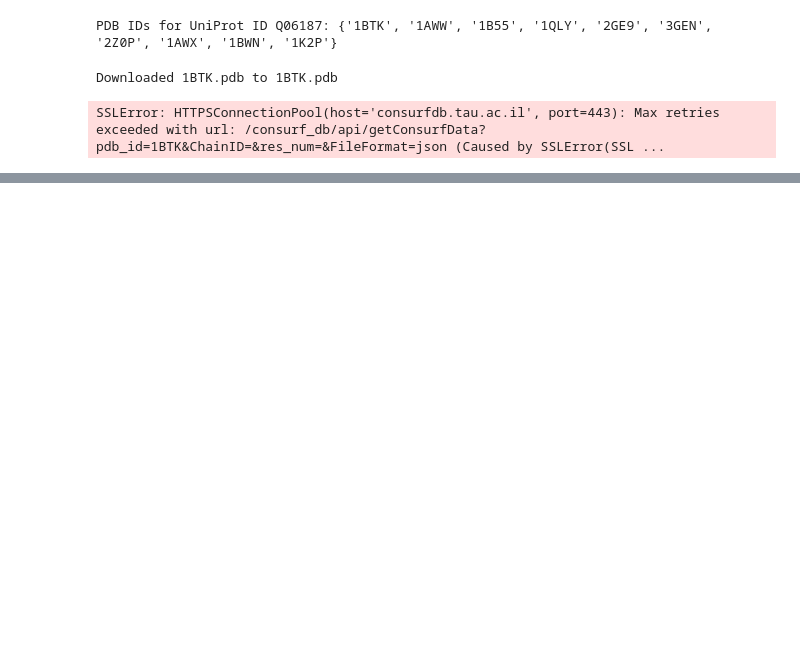
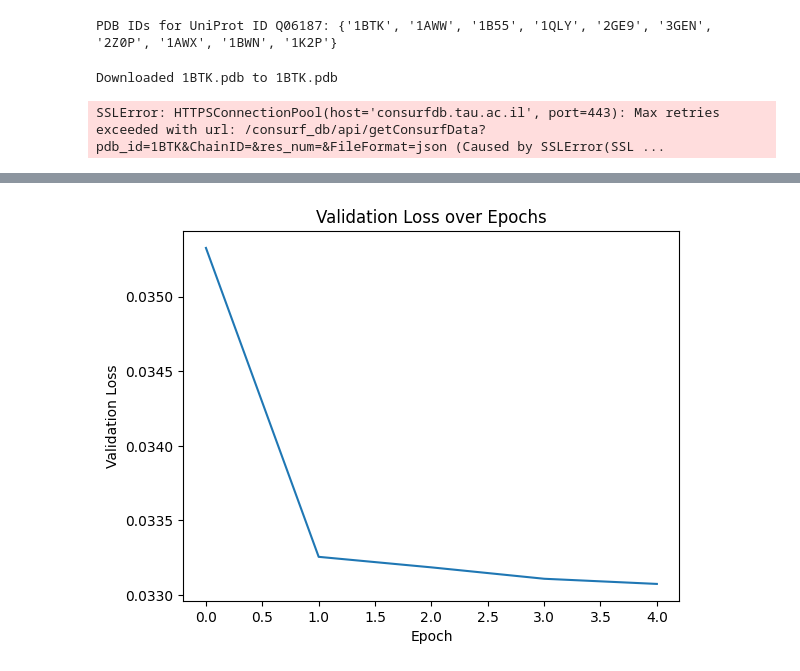
Before and after one commit to parakawa/protein_conservation_predictor, a Jupyter notebook: human BTK.ipynb, the cells around one changed output, grey strips where cells are left out. Drawn from its saved outputs; the diff is of its cells as text; code cells hidden in the pictures; blank space fills up the shorter version.

```diff
--- a/human BTK.ipynb
+++ b/human BTK.ipynb
@@ -71,0 +104,99 @@ SSLError: HTTPSConnectionPool(host='consurfdb.tau.ac.il', port=443): Max retries
+# %%
+def get_conservation_scores(csv_file):
+    # Charger le CSV
+    df = pd.read_csv(csv_file, delimiter=',', names=[
+                     'sequence id', 'conservation score'], header=0)
+    sequences = df['sequence id'].values
+    conservation_scores = df['conservation score'].apply(lambda x: np.array(
+    [float(i) if i != 'nan' else 0.0 for i in x.split()], dtype=np.float32)).values
+    #print("conservation_scores", conservation_scores)
+
+    return sequences, conservation_scores
+
+sequences, conservation_scores_array = get_conservation_scores('curated_dataset/filtered_conservation_scores_35854.csv')
+# %%
+import torch
+import torch.nn as nn
+import torch.optim as optim
+import torch.utils.data as data
+import matplotlib.pyplot as plt
+
+# datasets (train, validation, test)
+dataset = [(embeddings_dict[sequence.split("/")[0]], conservation_scores, sequence) for sequence, conservation_scores in zip(sequences, conservation_scores_array)]
+train_size = int(0.7 * len(dataset))
+val_size = int(0.15 * len(dataset))
+test_size = len(dataset) - train_size - val_size
+
+train_dataset, val_dataset, test_dataset = torch.utils.data.random_split(
+    dataset, [train_size, val_size, test_size])
+
+# Creation data loaders for train, validation, and test
+train_loader = data.DataLoader(train_dataset, batch_size=1, shuffle=True)
+val_loader = data.DataLoader(val_dataset, batch_size=1, shuffle=False)
+test_loader = data.DataLoader(test_dataset, batch_size=1, shuffle=False)
+
+# Definition model
+class LinearRegression(nn.Module):
+    def __init__(self, input_size):
+        super(LinearRegression, self).__init__()
+        self.linear = nn.Linear(input_size, 1)
+
+    def forward(self, x):
+        return self.linear(x)
+
+# the training function
+def train_model(model, optimizer, loss_fn, data_loader):
+    model.train()
+    for embedding, label, sequence in data_loader:
+        optimizer.zero_grad()
+        embedding = embedding.squeeze()
+        label = label.squeeze()
+        if embedding.size(0) != label.size(0):
+            print(f"Tamaño de los tensores de salida y etiqueta no coinciden para la secuencia: {sequence} y {label.size(0)} y {embedding.size(0)}" )
+            continue
+        output = model(embedding).squeeze()
+        loss = loss_fn(output, label)
+        loss.backward()
+        optimizer.step()
+
+# Define evaluation function
+def evaluate_model(model, loss_fn, data_loader):
+    model.eval()
+    running_loss = 0.0
+    with torch.no_grad():
+        for embedding, label, sequence in data_loader:
+            embedding = embedding.squeeze()
+            label = label.squeeze()
+            output = model(embedding).squeeze()
+            if embedding.size(0) != label.size(0):
+                print(f"Tamaño de los tensores de salida y etiqueta no coinciden para la secuencia: {sequence} y {label.size(0)} y {embedding.size(0)}" )
+                continue
+            loss = loss_fn(output, label)
+            running_loss += loss.item()
+    return running_loss / len(data_loader)
+
+# On initialize the model, loss function, and optimizer with L2 regularization
+model = LinearRegression(input_size=320)
+loss_fn = nn.MSELoss()
+optimizer = optim.SGD(model.parameters(), lr=0.001, weight_decay=0.01)  # Add weight_decay for L2 regularization
+
+# Train the model
+num_epochs = 5
+val_losses = []
+for epoch in range(num_epochs):
+    train_model(model, optimizer, loss_fn, train_loader)
+    val_loss = evaluate_model(model, loss_fn, val_loader)
+    val_losses.append(val_loss)
+    print(f'Epoch {epoch + 1}/{num_epochs}, Validation Loss: {val_loss}')
+
+# Plot validation loss over epochs
+plt.plot(val_losses)
+plt.xlabel('Epoch')
+plt.ylabel('Validation Loss')
+plt.title('Validation Loss over Epochs')
+plt.show()
+
+# Finally, on evalue on test set
+test_loss = evaluate_model(model, loss_fn, test_loader)
+print(f'Test Loss: {test_loss}')
+# %% [output]
@@ -71,0 +220 @@ SSLError: HTTPSConnectionPool(host='consurfdb.tau.ac.il', port=443): Max retries
+[figure, added]
```
Also changed, not shown: parts of 19 cells of this notebook, 4 other files.
